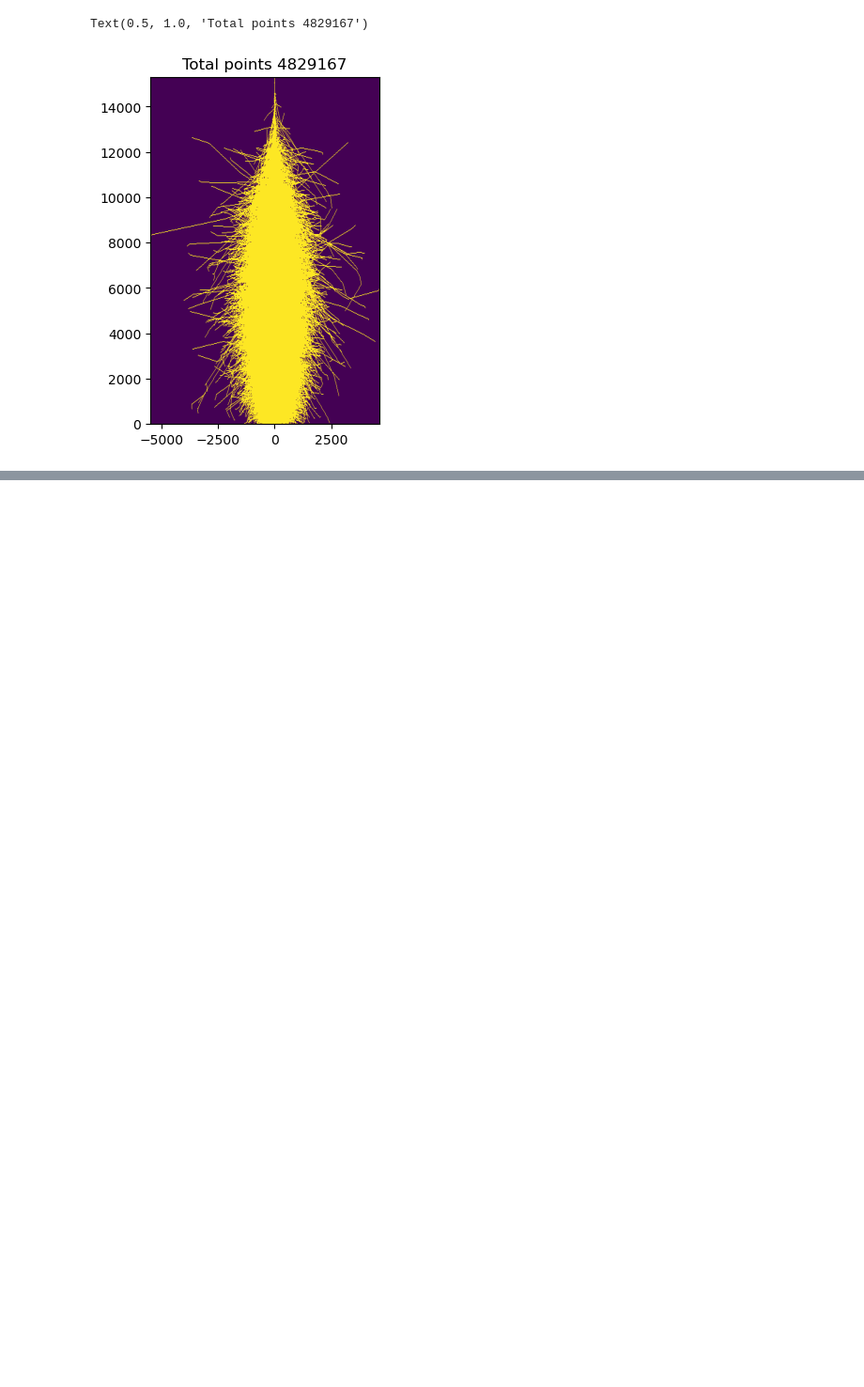
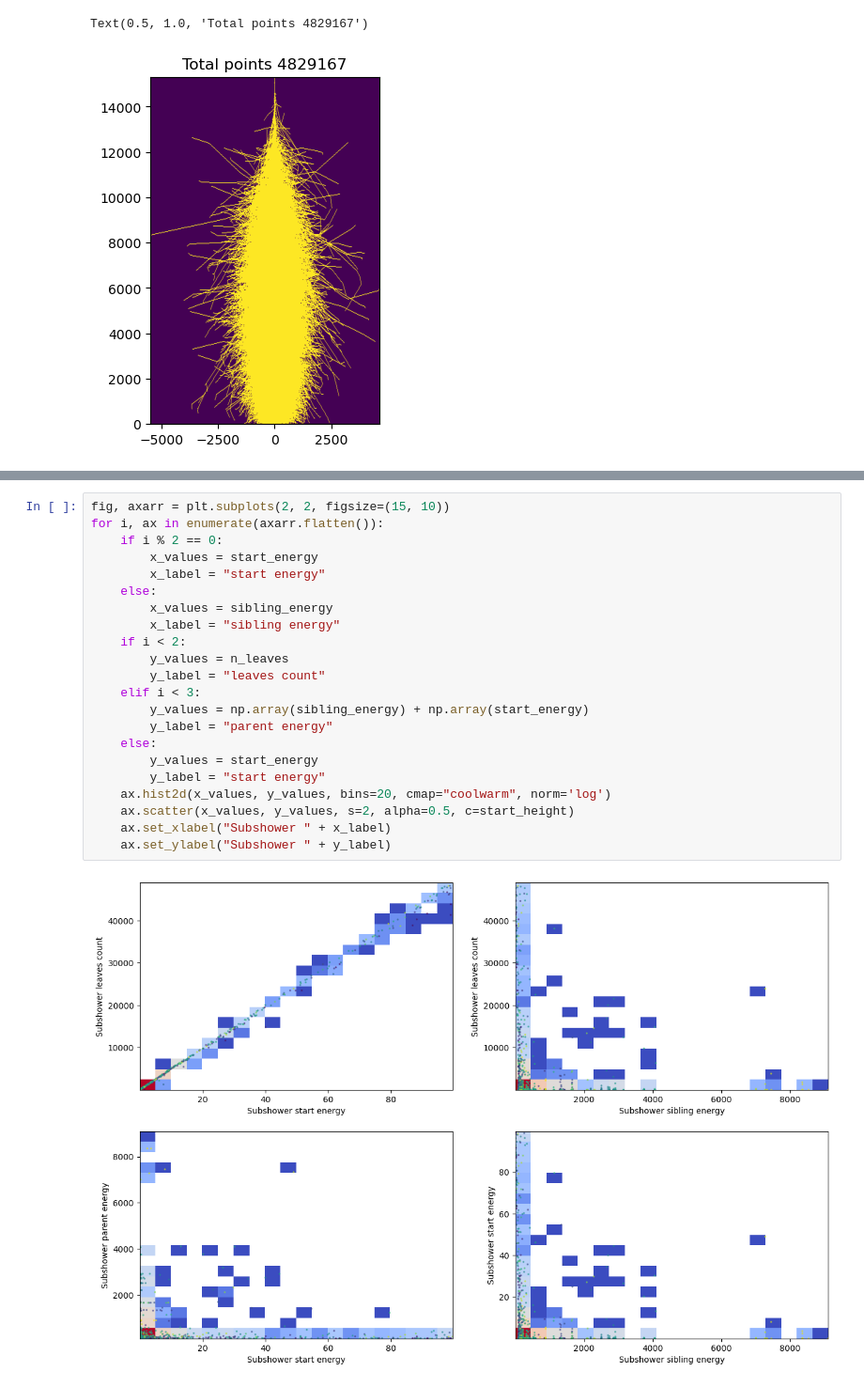
Before and after one commit to HenryDayHall/subshowers, a Jupyter notebook: scripts/ViewPlots.ipynb, the cells around one changed output, grey strips where cells are left out. Shown at 94% size. Drawn from its saved outputs; the diff is of its cells as text; blank space fills up the shorter version.

```diff
--- a/scripts/ViewPlots.ipynb
+++ b/scripts/ViewPlots.ipynb
@@ -61,3 +73,27 @@ Text(0, 0.5, 'Subshower leaves count')
+# %%
+fig, axarr = plt.subplots(2, 2, figsize=(15, 10))
+for i, ax in enumerate(axarr.flatten()):
+    if i % 2 == 0:
+        x_values = start_energy
+        x_label = "start energy"
+    else:
+        x_values = sibling_energy
+        x_label = "sibling energy"
+    if i < 2:
+        y_values = n_leaves
+        y_label = "leaves count"
+    elif i < 3:
+        y_values = np.array(sibling_energy) + np.array(start_energy)
+        y_label = "parent energy"
+    else:
+        y_values = start_energy
+        y_label = "start energy"
+    ax.hist2d(x_values, y_values, bins=20, cmap="coolwarm", norm='log')
+    ax.scatter(x_values, y_values, s=2, alpha=0.5, c=start_height)
+    ax.set_xlabel("Subshower " + x_label)
+    ax.set_ylabel("Subshower " + y_label)
+# %% [output]
+[figure, added]
 # %%
 to_plot = [int(np.floor(p*(n_subshowers-1))) for p in [0.1, 0.5, 0.9, 1]]
 to_plot = np.argsort(start_energy)[to_plot][::-1]
```
Also changed, not shown: parts of 7 cells of this notebook, 1 other file.
